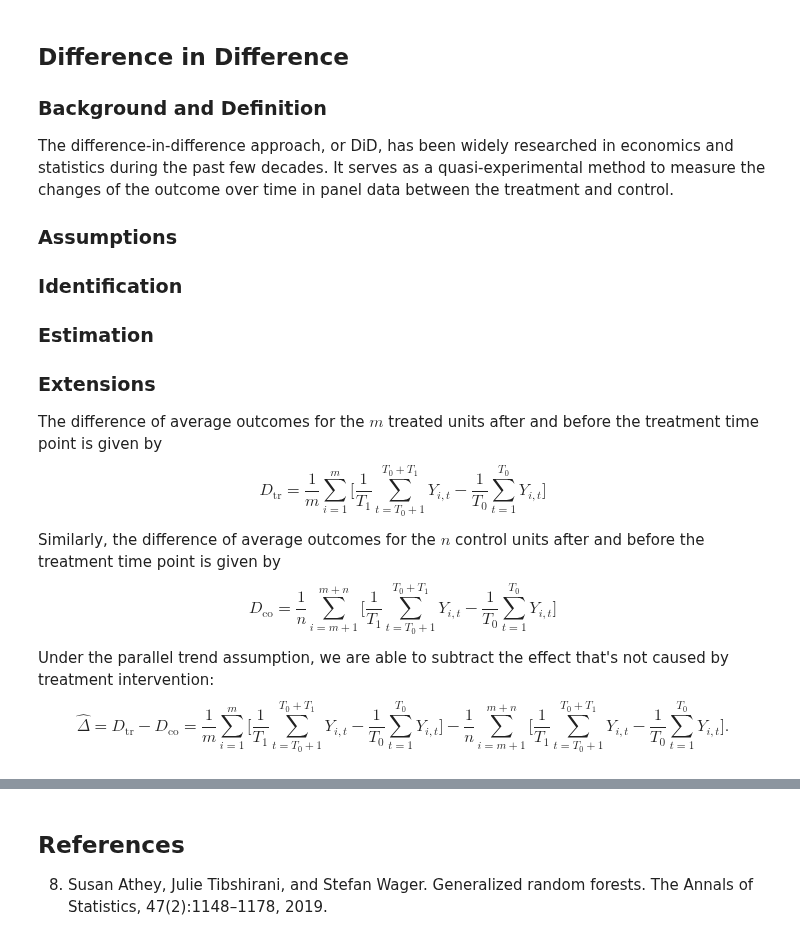
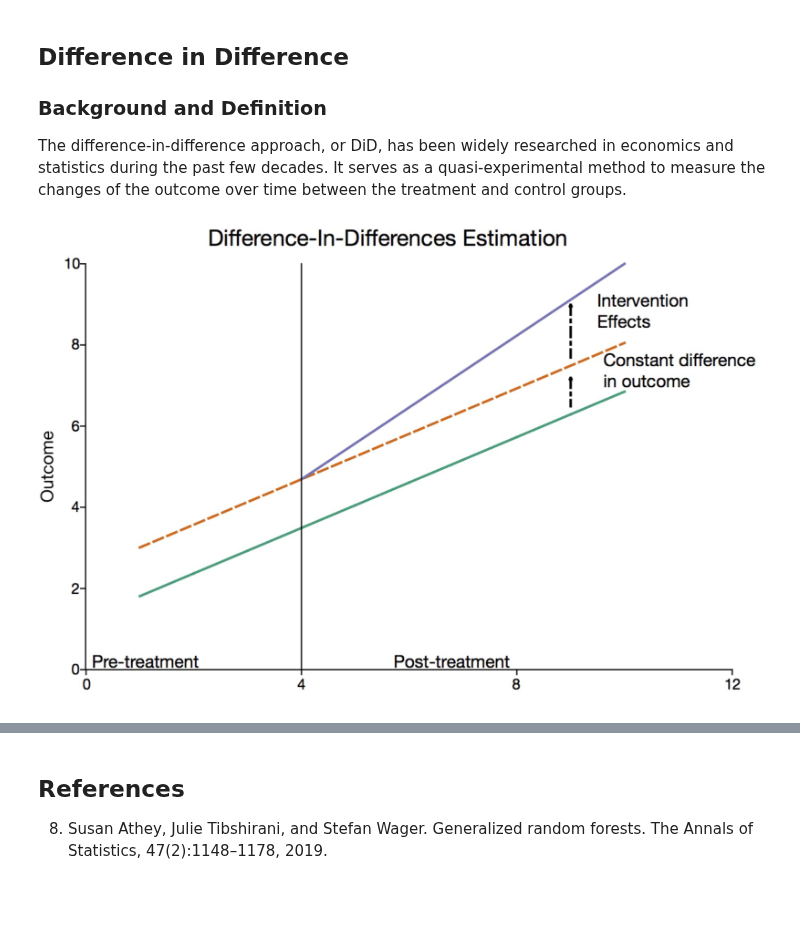
Before and after one commit to CausalDM/Causal-Decision-Making, a Jupyter notebook: _build/html/_sources/3_Causal_Effect_Learning/Scenario 3/DiD.ipynb, the cells around one changed output, grey strips where cells are left out. Cells and saved outputs as stored; diff of their text form; code cells hidden in the pictures; blank space fills up the shorter version.

```diff
--- a/_build/html/_sources/3_Causal_Effect_Learning/Scenario 3/DiD.ipynb
+++ b/_build/html/_sources/3_Causal_Effect_Learning/Scenario 3/DiD.ipynb
@@ -2,34 +2,9 @@
 ## **Difference in Difference**
 
 ### Background and Definition
-The difference-in-difference approach, or DiD, has been widely researched in economics and statistics during the past few decades. It serves as a quasi-experimental method to measure the changes of the outcome over time in panel data between the treatment and control.
-
-
-
-### Assumptions
-
-
-
-### Identification
-
-
-### Estimation
-
-
-### Extensions
-
-The difference of average outcomes for the $m$ treated units after and before the treatment time point is given by
-\begin{equation}
-D_{\text{tr}} = \frac{1}{m} \sum_{i=1}^m\Big[\frac{1}{T_1}\sum_{t=T_0+1}^{T_0+T_1} Y_{i,t}-\frac{1}{T_0} \sum_{t=1}^{T_0} Y_{i,t}\Big]
-\end{equation}
-
-
-Similarly, the difference of average outcomes for the $n$ control units after and before the treatment time point is given by
-\begin{equation}
-D_{\text{co}} = \frac{1}{n} \sum_{i=m+1}^{m+n}\Big[\frac{1}{T_1}\sum_{t=T_0+1}^{T_0+T_1} Y_{i,t}-\frac{1}{T_0}\sum_{t=1}^{T_0} Y_{i,t}\Big]
-\end{equation}
-
-Under the parallel trend assumption, we are able to subtract the effect that's not caused by treatment intervention:
-\begin{equation}
-\hat{\Delta} = D_{\text{tr}} - D_{\text{co}} = \frac{1}{m} \sum_{i=1}^m\Big[\frac{1}{T_1}\sum_{t=T_0+1}^{T_0+T_1} Y_{i,t}-\frac{1}{T_0} \sum_{t=1}^{T_0} Y_{i,t}\Big] - \frac{1}{n} \sum_{i=m+1}^{m+n}\Big[\frac{1}{T_1}\sum_{t=T_0+1}^{T_0+T_1} Y_{i,t}-\frac{1}{T_0}\sum_{t=1}^{T_0} Y_{i,t}\Big].
-\end{equation}
+The difference-in-difference approach, or DiD, has been widely researched in economics and statistics during the past few decades. It serves as a quasi-experimental method to measure the changes of the outcome over time between the treatment and control groups.
+# %%
+from IPython import display
+display.Image("CEL-DiD.png")
+# %% [output]
+[figure, added]
```
Also changed, not shown: parts of 2 cells of this notebook, 45 other files.
